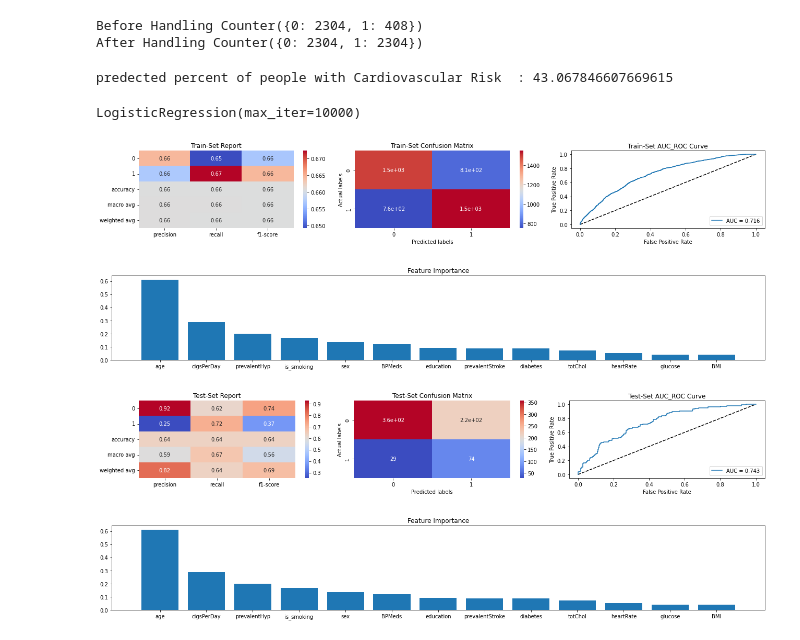
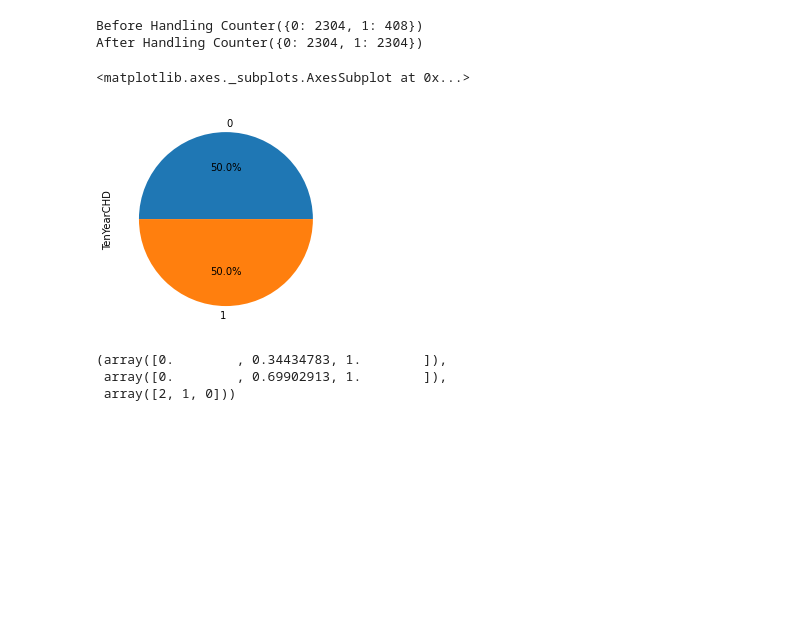
Before and after one commit to harkpun/Cardiovascular-Risk-Prediction, a Jupyter notebook: Cardiovascular_Risk_Prediction.ipynb, the cells around one changed output. Drawn from its saved outputs; the diff is of its cells as text; code cells hidden in the pictures; blank space fills up the shorter version.

```diff
--- a/Cardiovascular_Risk_Prediction.ipynb
+++ b/Cardiovascular_Risk_Prediction.ipynb
@@ -568,0 +476,4 @@ df1[final_df]
+# %%
+# selected independent features after feature selection
+selected_feature = mutual_data.nlargest(12).index
+df1[selected_feature]
@@ -569,7 +497,7 @@ df1[final_df]
 # %%
 # independent and dependent features
 
-X = df1[final_df].drop(columns='TenYearCHD')
+X = df1[selected_feature]
 y = df1['TenYearCHD']
 # %%
 # Importing required libraries
@@ -833,14 +573,19 @@ def analyse_model(model, X_train, X_test, y_train, y_test):
-# %%
-# Fitting Linear Regression Model
-lr = LogisticRegression(fit_intercept=True, max_iter=10000)
-analyse_model(lr,  X_train, X_test, y_train, y_test)
-# %% [output]
-predected percent of people with Cardiovascular Risk  : 43.067846607669615
-LogisticRegression(max_iter=10000)
-[figure, removed]
-[figure, removed]
-[figure, removed]
-[figure, removed]
+# %%
+y_train.value_counts().plot(kind='pie', autopct='%1.1f%%')
+# %% [output]
+<matplotlib.axes._subplots.AxesSubplot at 0x...>
+[figure, added]
 # %%
 from sklearn.linear_model import LogisticRegression
 lr = LogisticRegression().fit(X_train,y_train)
+# %%
+y_test_pred = lr.predict(X_test)
+y_test_prob = lr.predict_proba(X_test)
+
+# roc_auc_score(y_test, lr.predict_proba(X_test)[:,1])
+fpr, tpr, _ = roc_curve(y_test, y_test_pred)
+roc_curve(y_test, y_test_pred)
+# %% [output]
+(array([0.        , 0.34434783, 1.        ]),
+ array([0.        , 0.69902913, 1.        ]),
+ array([2, 1, 0]))
```
Also changed, not shown: parts of 50 cells of this notebook.
